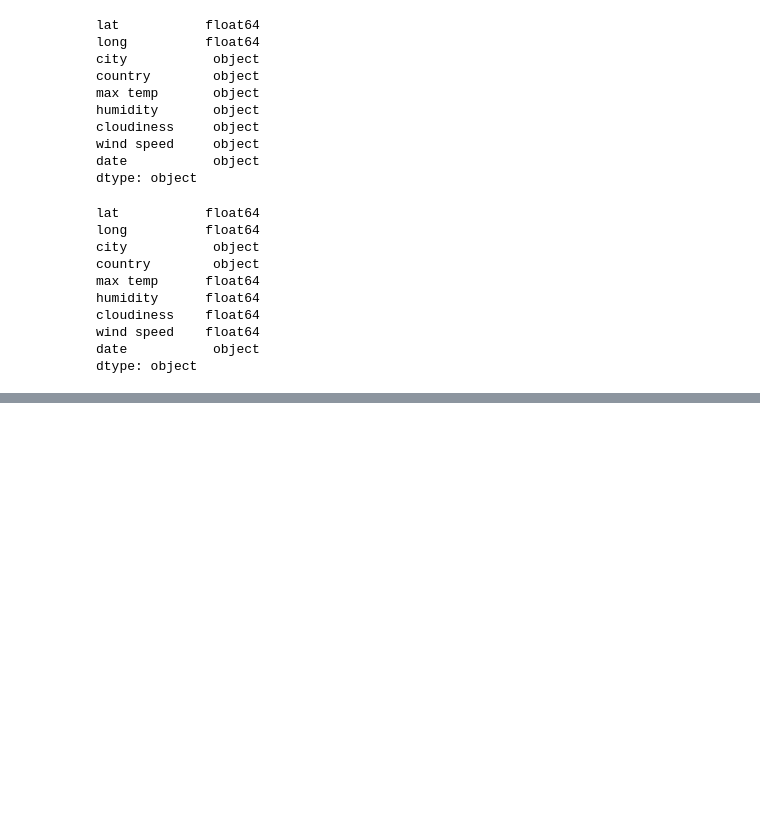
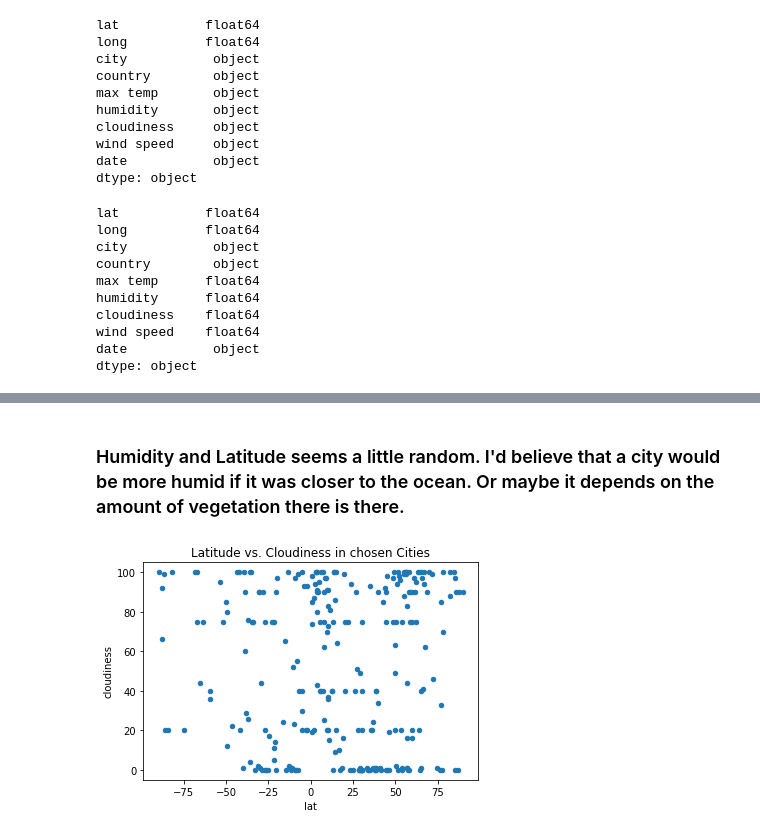
Before and after one commit to RoLDT/python-api-challenge, a Jupyter notebook: WeatherPy/WeatherPy.ipynb, the cells around one changed output, grey strips where cells are left out. Cells and saved outputs as stored; diff of their text form; code cells hidden in the pictures; blank space fills up the shorter version.

```diff
--- a/WeatherPy/WeatherPy.ipynb
+++ b/WeatherPy/WeatherPy.ipynb
@@ -195,0 +214,9 @@ dtype: object
+# %% [markdown]
+### Humidity and Latitude seems a little random. I'd believe that a city would be more humid if it was closer to the ocean. Or maybe it depends on the amount of vegetation there is there.
+# %%
+c=cleancities_df.plot.scatter(x="lat", y="cloudiness").get_figure()
+plt.title("Latitude vs. Cloudiness in chosen Cities")
+c.savefig("..\\Output\\latvscloud.png")
+plt.show()
+# %% [output]
+[figure, added]
```
Also changed, not shown: parts of 32 cells of this notebook, 13 other files.
